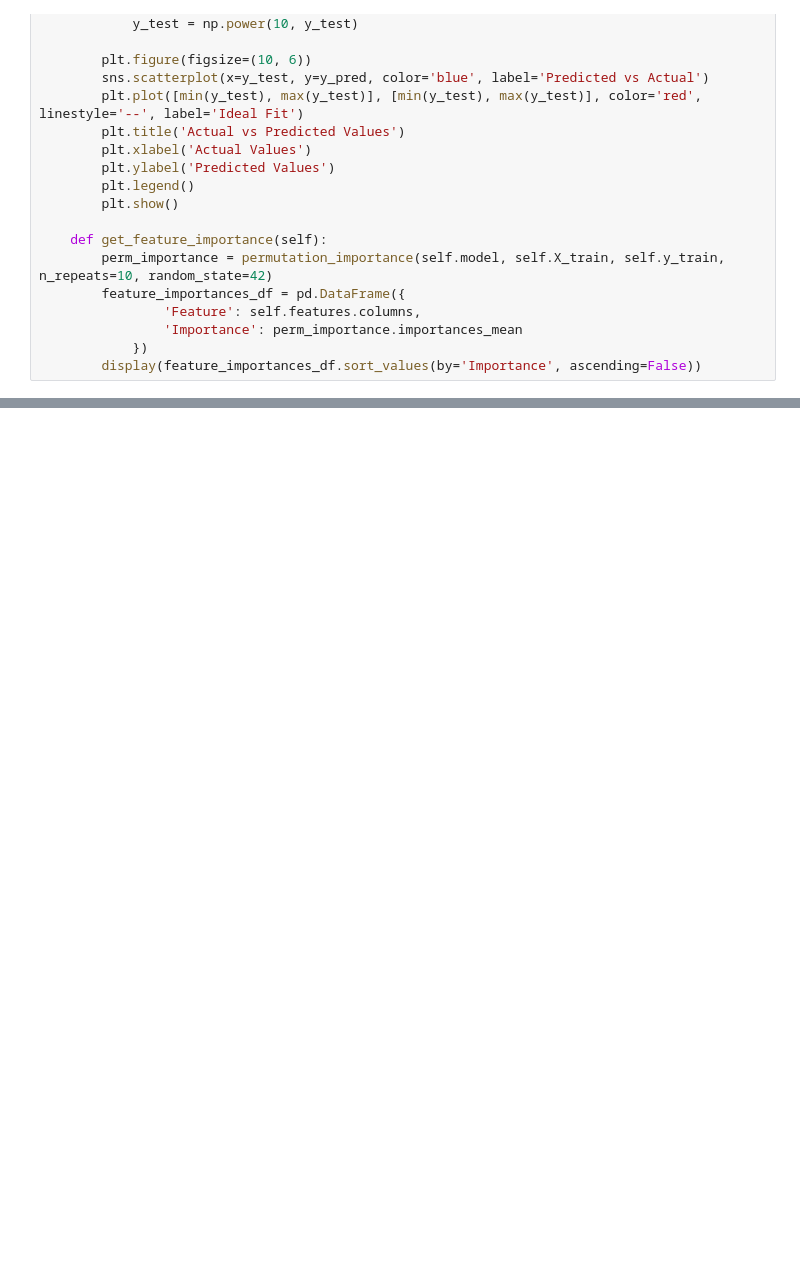
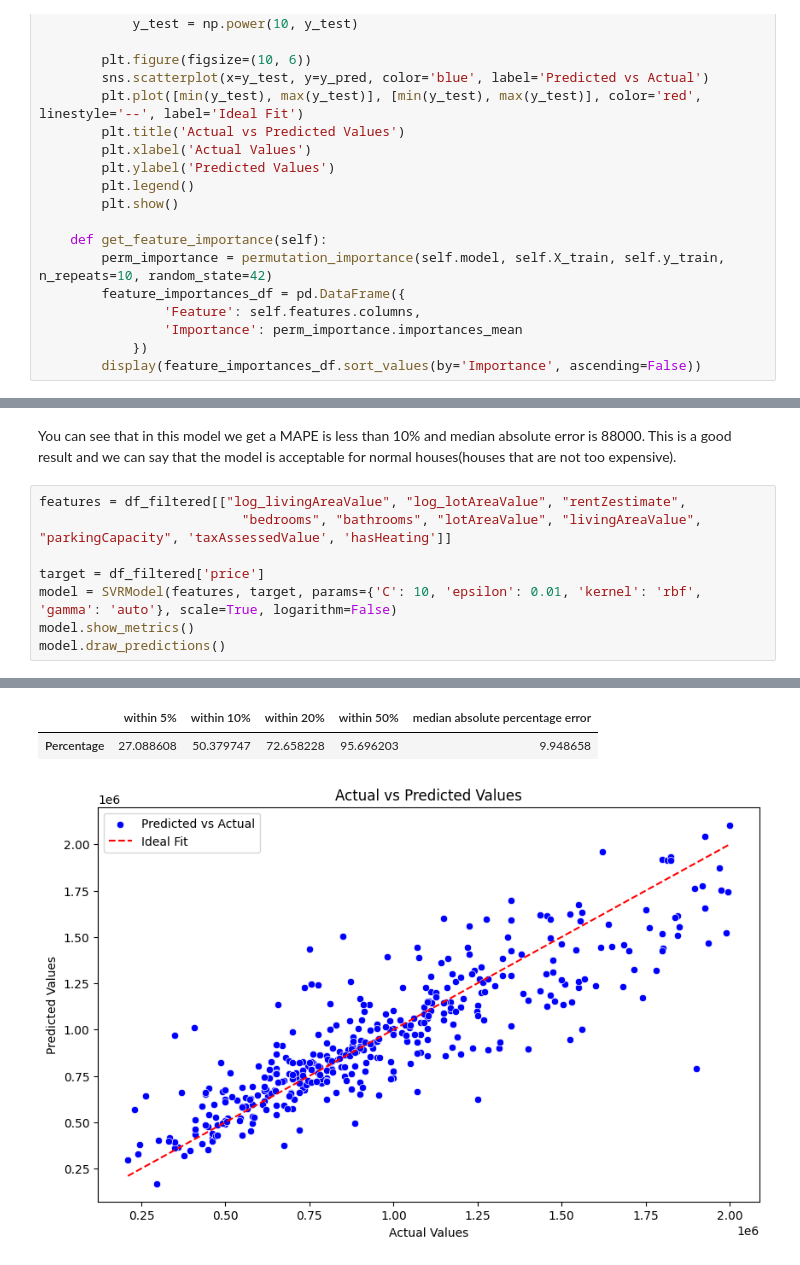
Before and after one commit to MAmin-y/House-price-analysis-and-prediction-LA-2024, a Jupyter notebook: Phase2/svr.ipynb, the cells around one changed output, grey strips where cells are left out. Drawn from its saved outputs; the diff is of its cells as text; blank space fills up the shorter version.

```diff
--- a/Phase2/svr.ipynb
+++ b/Phase2/svr.ipynb
@@ -381,0 +288,11 @@ Notes:
+# %% [markdown]
+You can see that in this model we get a MAPE is less than 10% and median absolute error is 88000. This is a good result and we can say that the model is acceptable for normal houses(houses that are not too expensive).
+# %%
+features = df_filtered[["log_livingAreaValue", "log_lotAreaValue", "rentZestimate",
+                          "bedrooms", "bathrooms", "lotAreaValue", "livingAreaValue", "parkingCapacity", 'taxAssessedValue', 'hasHeating']]
+
+target = df_filtered['price']
+model = SVRModel(features, target, params={'C': 10, 'epsilon': 0.01, 'kernel': 'rbf', 'gamma': 'auto'}, scale=True, logarithm=False)
+model.show_metrics()
+model.draw_predictions()
+# %% [output]
@@ -381,0 +302,3 @@ Notes:
+|  | within 5% | within 10% | within 20% | within 50% | median absolute percentage error |
+| Percentage | 27.088608 | 50.379747 | 72.658228 | 95.696203 | 9.948658 |
+[figure, added]
```
Also changed, not shown: parts of 39 cells of this notebook, 1 other file.
